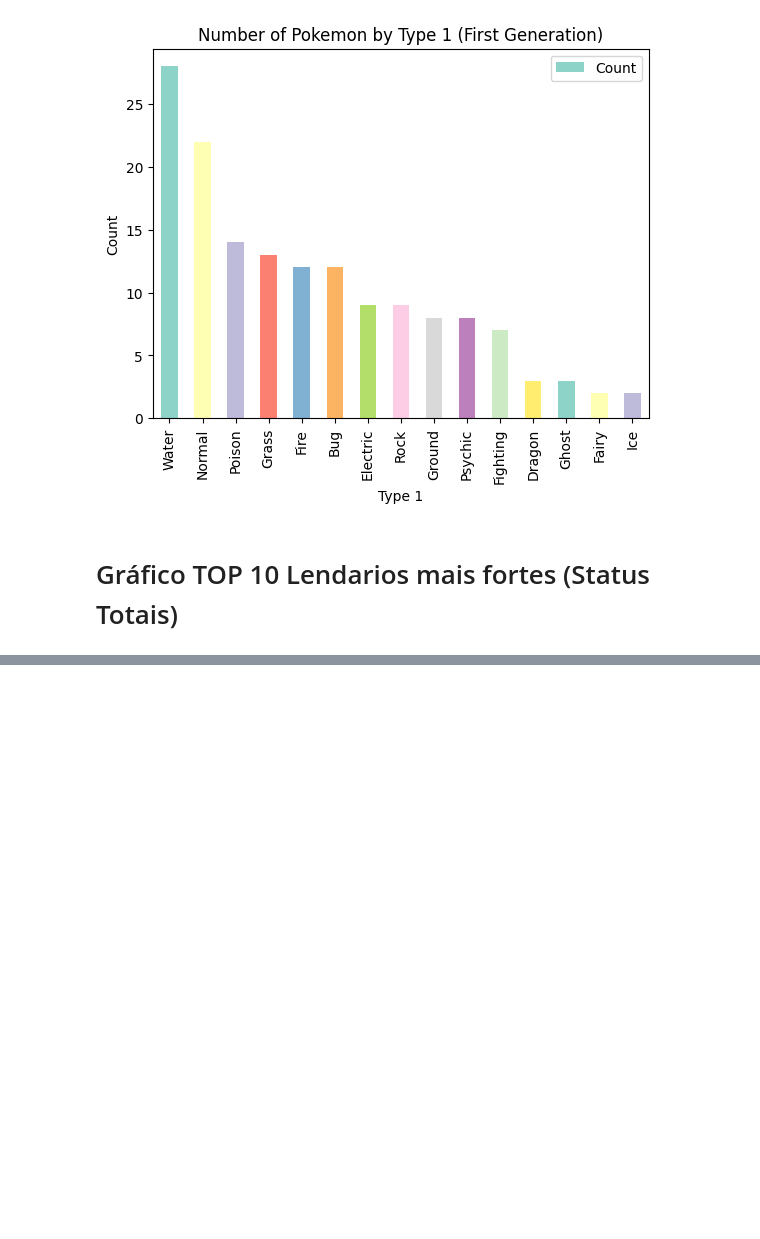
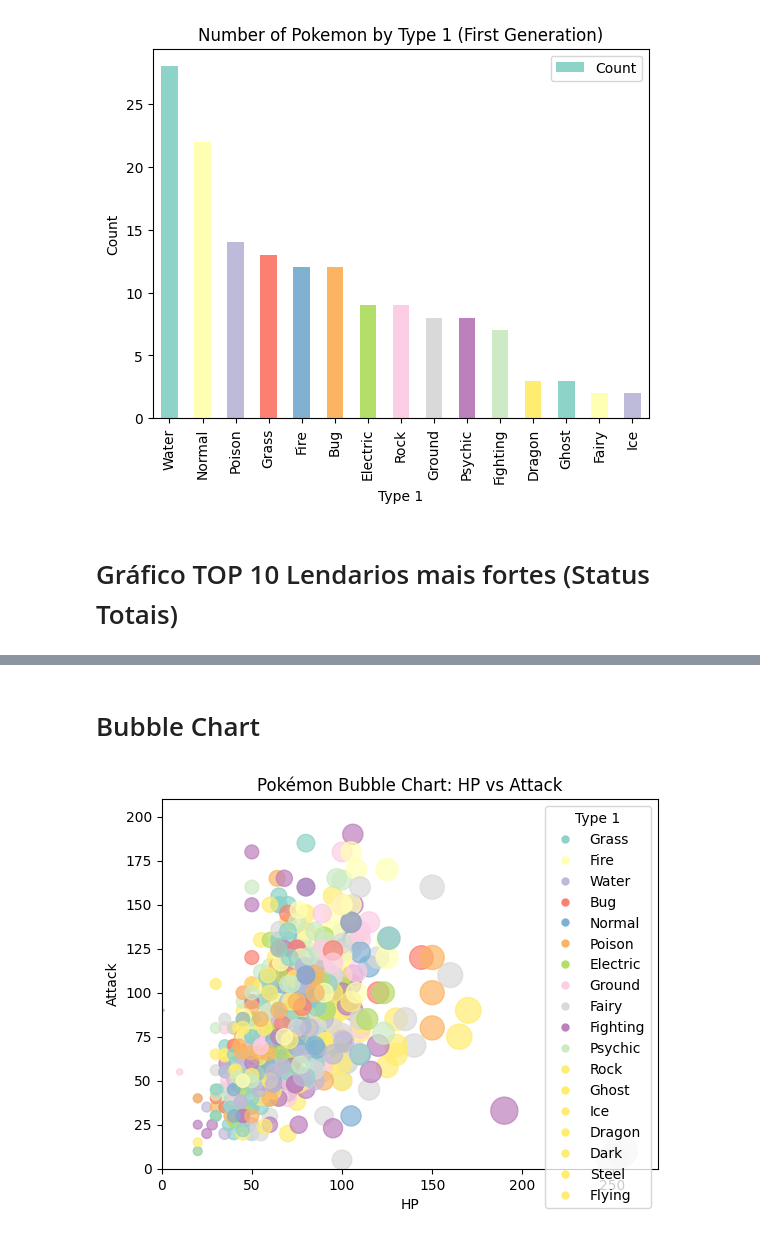
Before and after one commit to Yuri-m-b/pandas, a Jupyter notebook: Pandas Data Science Tutorial.ipynb, the cells around one changed output, grey strips where cells are left out. Cells and saved outputs as stored; diff of their text form; code cells hidden in the pictures; blank space fills up the shorter version.

```diff
--- a/Pandas Data Science Tutorial.ipynb
+++ b/Pandas Data Science Tutorial.ipynb
@@ -219,0 +269,35 @@ plt.show()
+# %% [markdown]
+# Bubble Chart
+# %%
+import pandas as pd
+import matplotlib.pyplot as plt
+
+pokedex = pd.read_csv('pokemon_data.csv')
+
+# Subset the data for required columns
+subset_data = pokedex[['HP', 'Type 1', 'Attack']]
+
+# Plot the bubble chart
+plt.scatter(subset_data['HP'], subset_data['Attack'], s=subset_data['HP']*2, c=subset_data['Type 1'].astype('category').cat.codes, cmap='Set3', alpha=0.7)
+
+# Set labels and title
+plt.xlabel('HP')
+plt.ylabel('Attack')
+plt.title('Pokémon Bubble Chart: HP vs Attack')
+
+# Add legend for Type 1 categories
+type1_categories = pokedex['Type 1'].unique()
+type1_handles = [plt.Line2D([], [], marker='o', markersize=5, linestyle='', color=plt.cm.Set3(i), label=cat) for i, cat in enumerate(type1_categories)]
+plt.legend(handles=type1_handles, title='Type 1')
+
+
+plt.xlabel('HP')
+plt.ylabel('Attack')
+plt.title('Pokémon Bubble Chart: HP vs Attack')
+plt.xlim(0, subset_data['HP'].max()+20)
+plt.ylim(0, subset_data['Attack'].max()+20)
+
+# Display the plot
+plt.show()
+# %% [output]
+[figure, added]
```
Also changed, not shown: parts of 15 cells of this notebook.
